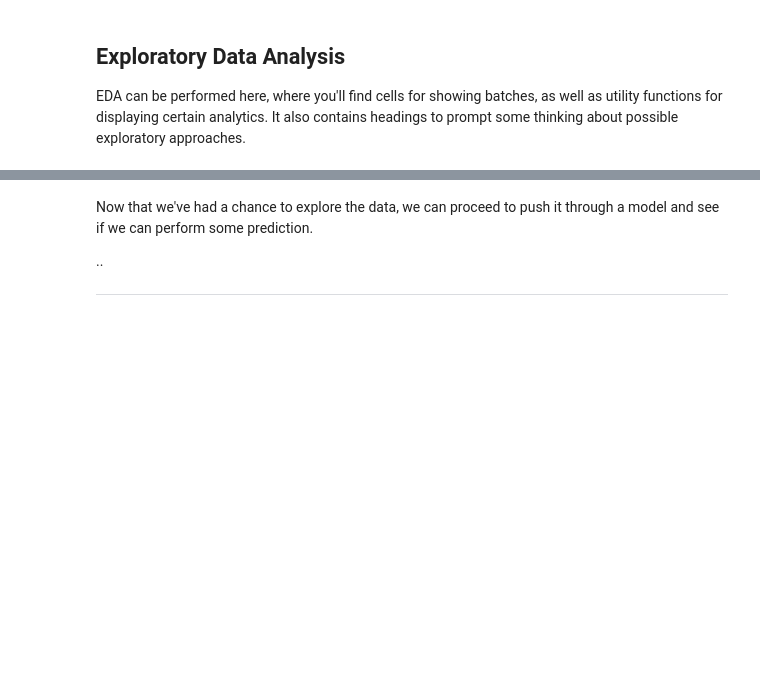
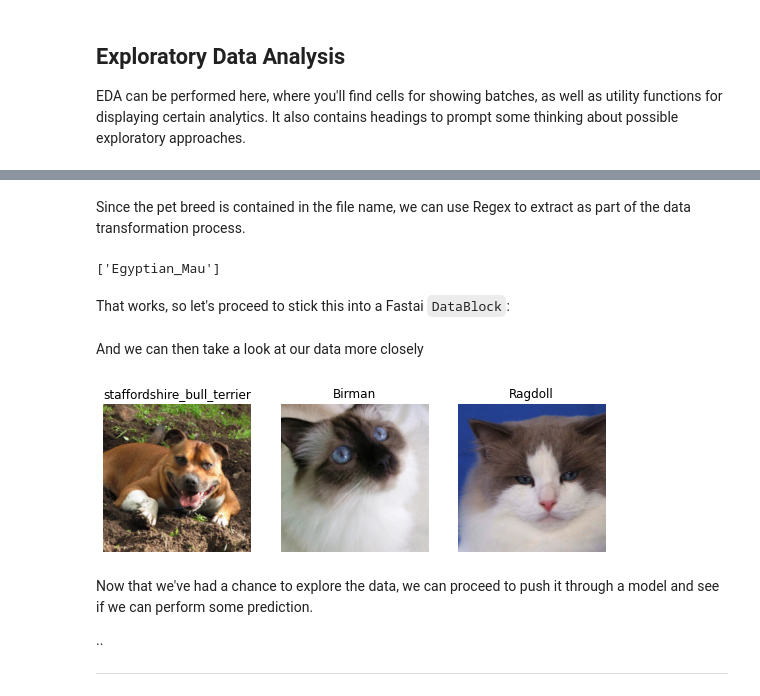
Before and after one commit to BHouwens/kitchen_sink, a Jupyter notebook: templates/CVPrediction.ipynb, the cells around one changed output, grey strips where cells are left out. Cells and saved outputs as stored; diff of their text form; code cells hidden in the pictures; blank space fills up the shorter version.

Commit message:
Add example sections

```diff
--- a/templates/CVPrediction.ipynb
+++ b/templates/CVPrediction.ipynb
@@ -88,0 +95,4 @@ This section contains all the code necessary to pull in the relevant data for yo
+# %%
+# Let's try an example with fastai
+path = untar_data(URLs.PETS)
+path.ls()
@@ -103,3 +125,26 @@ EDA can be performed here, where you'll find cells for showing batches, as well
+# %% [markdown]
+Since the pet breed is contained in the file name, we can use Regex to extract as part of the data transformation process.
+# %%
+fname = (path/"images").ls()[0]
+re.findall(r'(.+)_\d+.jpg$', fname.name)
+# %% [output]
+['Egyptian_Mau']
+# %% [markdown]
+That works, so let's proceed to stick this into a Fastai `DataBlock`:
+# %%
+pets = DataBlock(blocks = (ImageBlock, CategoryBlock),
+                 get_items=get_image_files,
+                 splitter=RandomSplitter(seed=42),
+                 get_y=using_attr(RegexLabeller(r'(.+)_\d+.jpg$'), 'name'),
+                 item_tfms=Resize(460),
+                 batch_tfms=aug_transforms(size=224, min_scale=0.75))
+dls = pets.dataloaders(path/"images")
+# %% [markdown]
+And we can then take a look at our data more closely
+# %%
+dls.show_batch(nrows=1, ncols=3)
+# %% [output]
+[figure, added]
 # %% [markdown]
 Now that we've had a chance to explore the data, we can proceed to push it through a model and see if we can perform some prediction.
 
```
Also changed, not shown: parts of 14 cells of this notebook.
